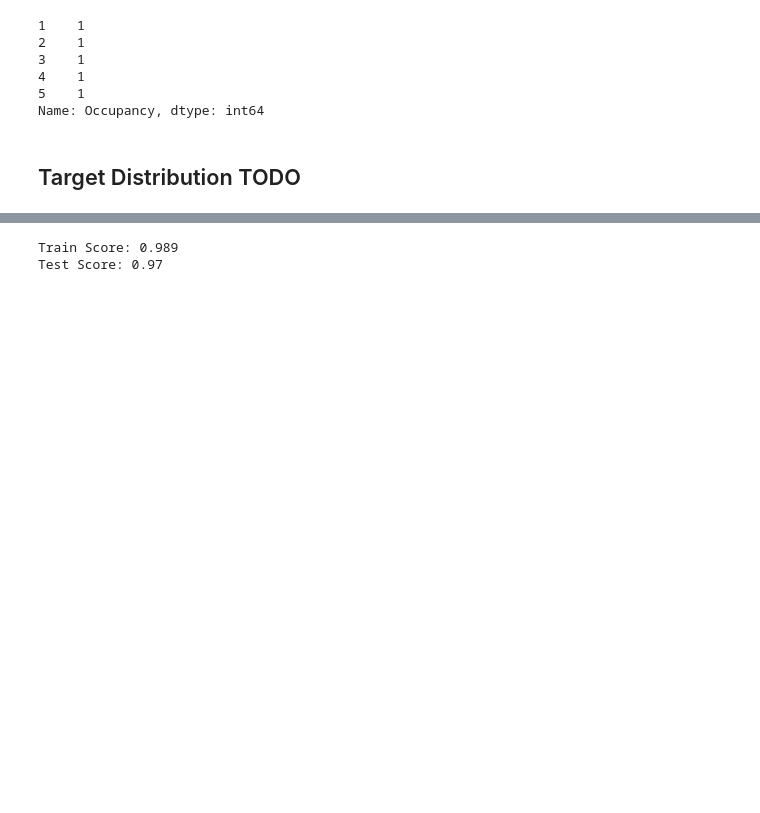
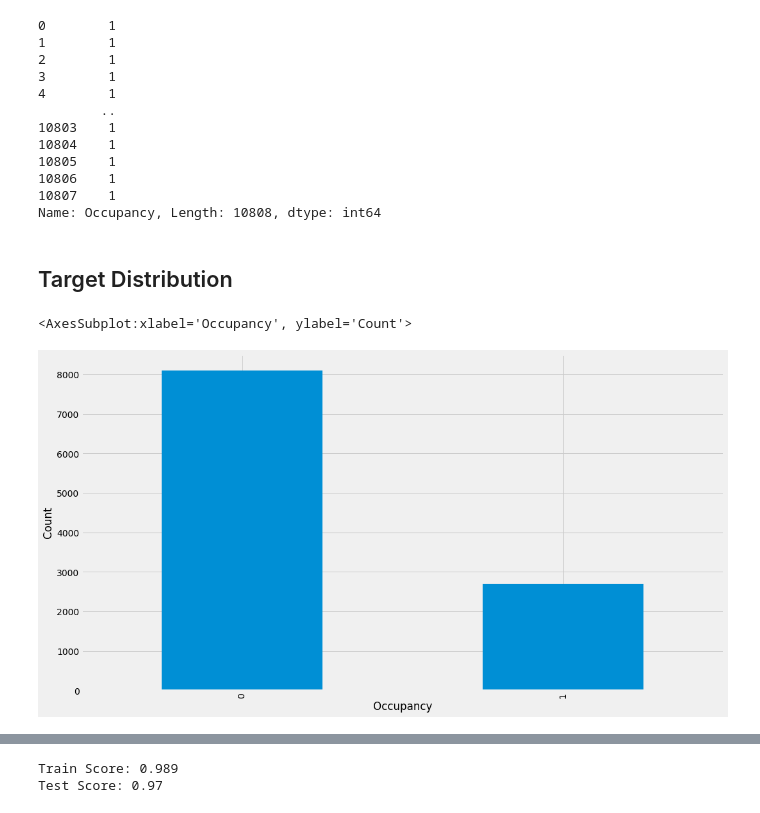
Before and after one commit to LukeMoraglia/ML_algorithms, a Jupyter notebook: SVM.ipynb, the cells around one changed output, grey strips where cells are left out. Saved outputs shown, nothing was run; the diff lists cells and outputs as text; code cells hidden in the pictures; blank space fills up the shorter version.

```diff
--- a/SVM.ipynb
+++ b/SVM.ipynb
@@ -82,14 +102,26 @@ X_train.head()
 # %%
 y_train = data_train["Occupancy"]
 y_test = data_test["Occupancy"]
+y_all = data_all["Occupancy"]
 # %%
-y_train.head()
+y_all
 # %% [output]
-1    1
-2    1
-3    1
-4    1
-5    1
-Name: Occupancy, dtype: int64
+0        1
+1        1
+2        1
+3        1
+4        1
+        ..
+10803    1
+10804    1
+10805    1
+10806    1
+10807    1
+Name: Occupancy, Length: 10808, dtype: int64
 # %% [markdown]
-## Target Distribution TODO
+## Target Distribution
+# %%
+y_all.groupby(y_all).count().plot.bar(ylabel='Count')
+# %% [output]
+<AxesSubplot:xlabel='Occupancy', ylabel='Count'>
+[figure, added]
```
Also changed, not shown: parts of 21 cells of this notebook, 1 other file.
